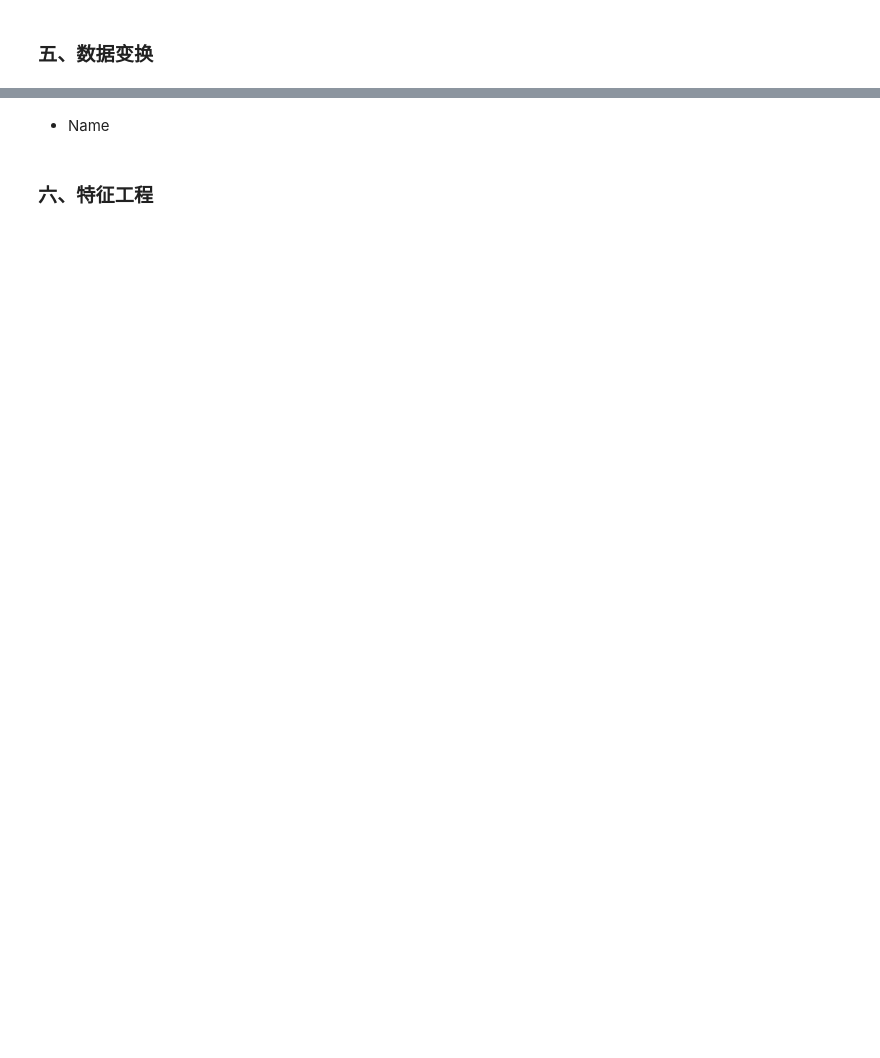
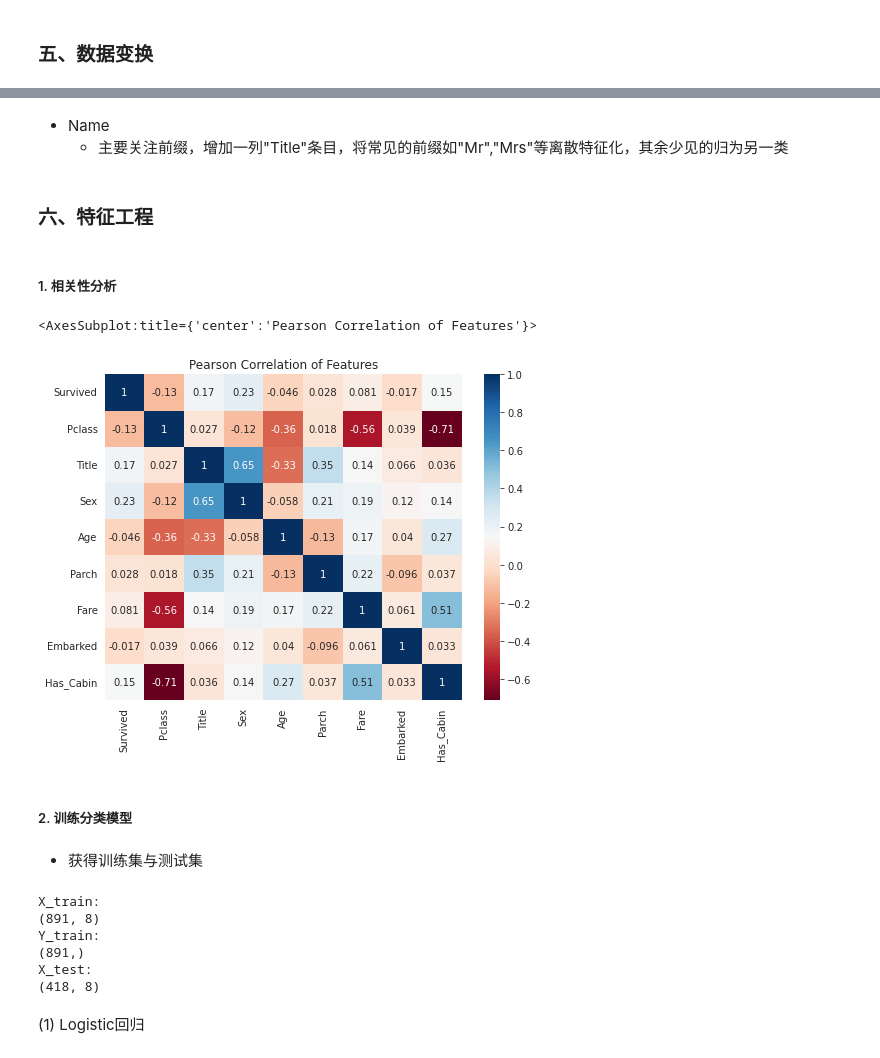
Before and after one commit to mulplue/Big-Data-Analysis-and-Application_Lab, a Jupyter notebook: Hw1: Titanic/Case1.ipynb, the cells around one changed output, grey strips where cells are left out. Saved outputs shown, nothing was run; the diff lists cells and outputs as text; code cells hidden in the pictures; blank space fills up the shorter version.

```diff
--- a/Hw1: Titanic/Case1.ipynb
+++ b/Hw1: Titanic/Case1.ipynb
@@ -132,8 +174,9 @@ all_data['Sex'] = sex_map[0]
 ## S -> 0, C -> 1, Q -> 2
 embarked_map = pd.factorize(all_data['Embarked'])
 all_data['Embarked'] = embarked_map[0]
-# %% [markdown]
-- Name
+# %% [markdown]
+- Name
+  - 主要关注前缀，增加一列"Title"条目，将常见的前缀如"Mr","Mrs"等离散特征化，其余少见的归为另一类
 # %%
 ## 添加一行Title列，初始全置为0
 all_data.insert(4, 'Title', 0)
@@ -148,3 +191,45 @@ all_data.loc[(all_data['Name'].str.contains('Miss\.')) | (all_data['Name'].str.c
 all_data.loc[all_data['Name'].str.contains('Master\.'), 'Title'] = 3
 # %% [markdown]
 ### 六、特征工程
+# %% [markdown]
+##### 1. 相关性分析
+# %%
+## 抽出一些可量化数值
+drop_elements = ['PassengerId', 'Name', 'Cabin', 'SibSp']
+quantifiable_data = all_data.drop(drop_elements, axis = 1)
+## 绘制热力图
+colormap = plt.cm.RdBu
+plt.figure(figsize=(8,6))
+plt.title('Pearson Correlation of Features')
+sns.heatmap(quantifiable_data.astype(float).corr(), cmap=colormap, annot=True)
+# %% [output]
+<AxesSubplot:title={'center':'Pearson Correlation of Features'}>
+[figure, added]
+# %% [markdown]
+##### 2. 训练分类模型
+# %% [markdown]
+- 获得训练集与测试集
+# %%
+## 分离训练集与测试集
+train_df = quantifiable_data.loc[(quantifiable_data['Survived'] == 0) | (quantifiable_data['Survived'] == 1)]
+test_df = quantifiable_data.loc[quantifiable_data['Survived'] == -1]
+## 分离训练/测试数据与标签
+X_train = train_df.drop('Survived', axis=1)
+Y_train = train_df['Survived']
+X_test = test_df.drop('Survived', axis=1)
+## 打印数据形状
+print("X_train:")
+print(X_train.shape)
+print("Y_train:")
+print(Y_train.shape)
+print("X_test:")
+print(X_test.shape)
+# %% [output]
+X_train:
+(891, 8)
+Y_train:
+(891,)
+X_test:
+(418, 8)
+# %% [markdown]
+(1) Logistic回归
```
Also changed, not shown: parts of 39 cells of this notebook, 5 other files.
